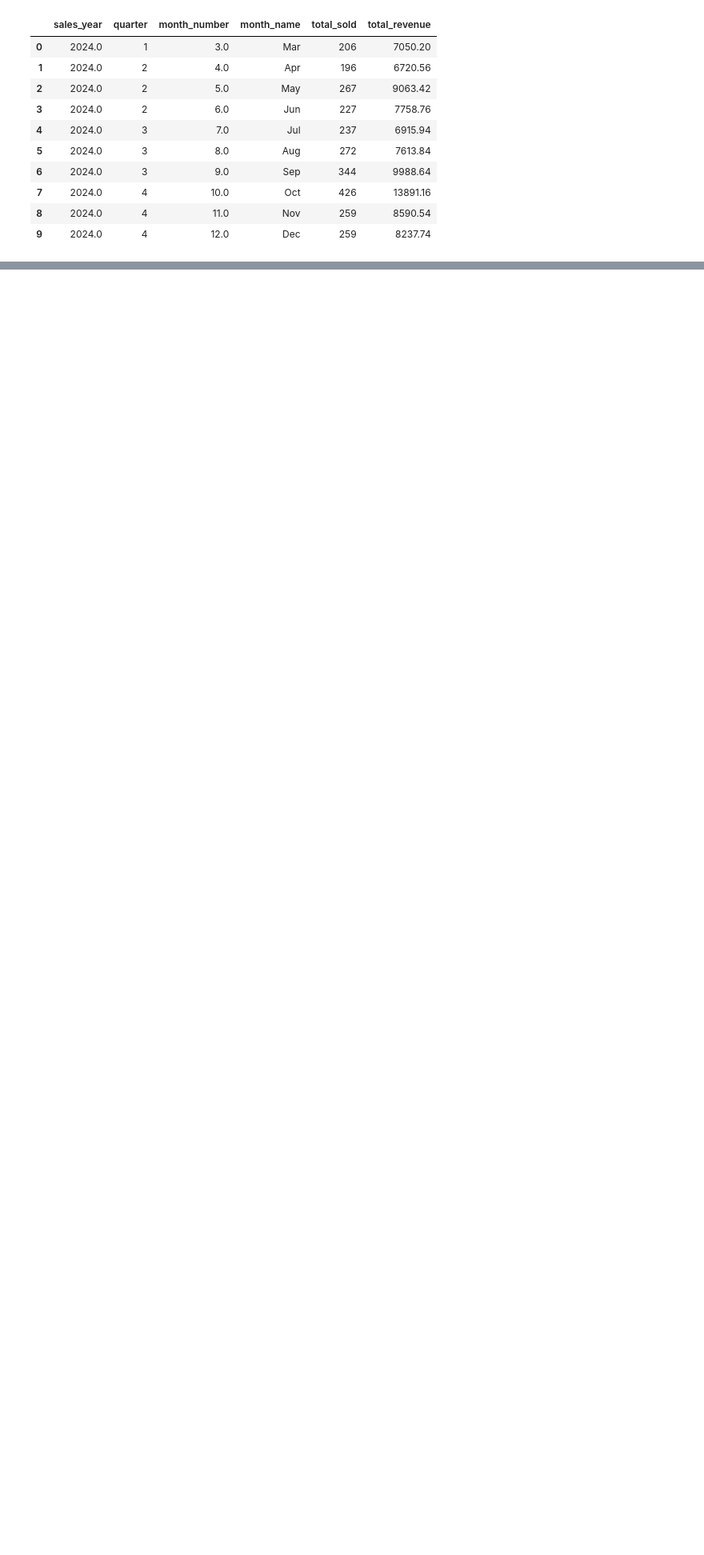
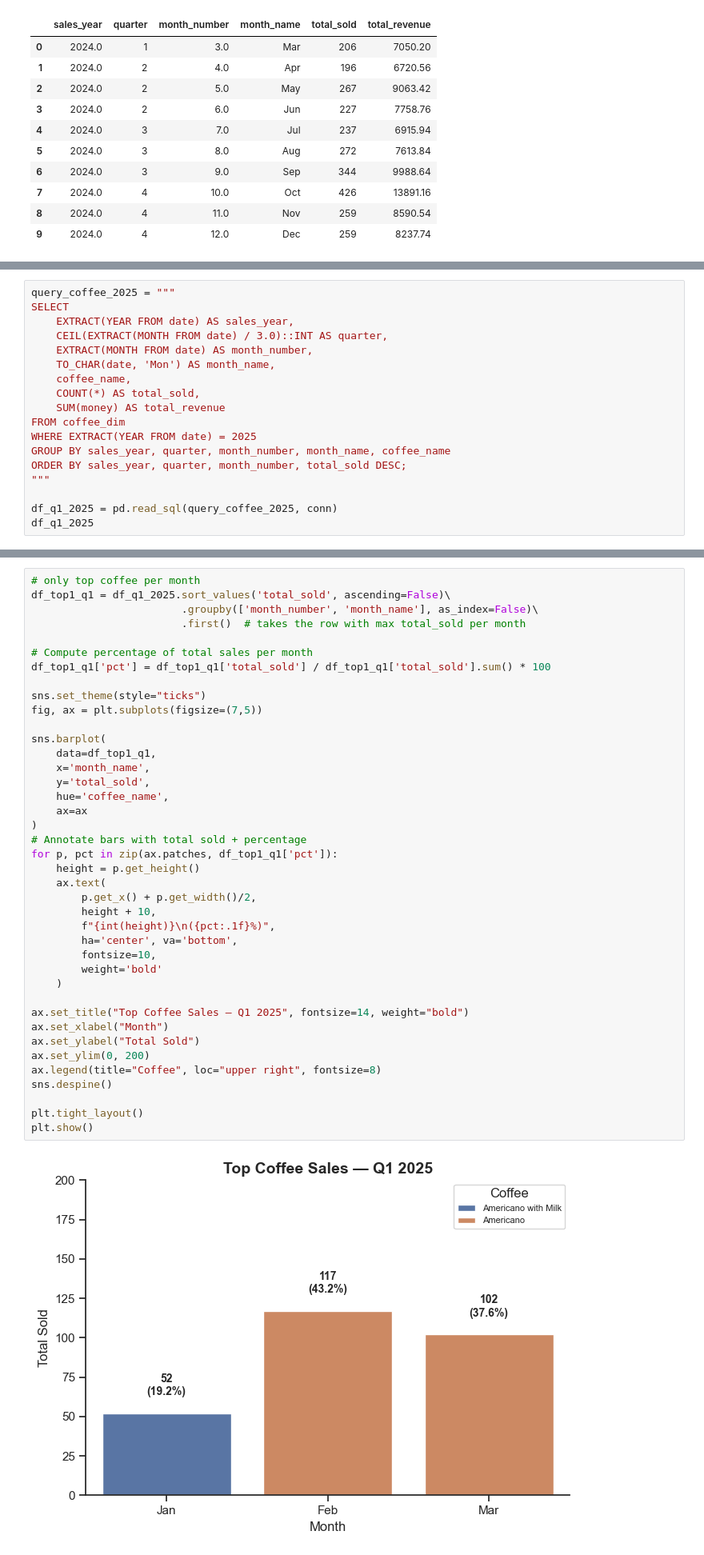
Before and after one commit to rajendrashrest111/Project_coffee_python, a Jupyter notebook: 6_quaterly_reports.ipynb, the cells around one changed output, grey strips where cells are left out. Shown: that part at 80% size. Cells and saved outputs as stored; diff of their text form; blank space fills up the shorter version.

```diff
--- a/6_quaterly_reports.ipynb
+++ b/6_quaterly_reports.ipynb
@@ -105,0 +278,18 @@ plt.show()
+# %%
+query_coffee_2025 = """
+SELECT
+    EXTRACT(YEAR FROM date) AS sales_year,
+    CEIL(EXTRACT(MONTH FROM date) / 3.0)::INT AS quarter,
+    EXTRACT(MONTH FROM date) AS month_number,
+    TO_CHAR(date, 'Mon') AS month_name,
+    coffee_name,
+    COUNT(*) AS total_sold,
+    SUM(money) AS total_revenue
+FROM coffee_dim
+WHERE EXTRACT(YEAR FROM date) = 2025
+GROUP BY sales_year, quarter, month_number, month_name, coffee_name
+ORDER BY sales_year, quarter, month_number, total_sold DESC;
+"""
+
+df_q1_2025 = pd.read_sql(query_coffee_2025, conn)
+df_q1_2025
@@ -105,0 +314,42 @@ plt.show()
+# %%
+# only top coffee per month
+df_top1_q1 = df_q1_2025.sort_values('total_sold', ascending=False)\
+                        .groupby(['month_number', 'month_name'], as_index=False)\
+                        .first()  # takes the row with max total_sold per month
+
+# Compute percentage of total sales per month
+df_top1_q1['pct'] = df_top1_q1['total_sold'] / df_top1_q1['total_sold'].sum() * 100
+
+sns.set_theme(style="ticks")
+fig, ax = plt.subplots(figsize=(7,5))
+
+sns.barplot(
+    data=df_top1_q1,
+    x='month_name',
+    y='total_sold',
+    hue='coffee_name',
+    ax=ax
+)
+# Annotate bars with total sold + percentage
+for p, pct in zip(ax.patches, df_top1_q1['pct']):
+    height = p.get_height()
+    ax.text(
+        p.get_x() + p.get_width()/2,
+        height + 10,
+        f"{int(height)}\n({pct:.1f}%)",
+        ha='center', va='bottom',
+        fontsize=10,
+        weight='bold'
+    )
+
+ax.set_title("Top Coffee Sales — Q1 2025", fontsize=14, weight="bold")
+ax.set_xlabel("Month")
+ax.set_ylabel("Total Sold")
+ax.set_ylim(0, 200)
+ax.legend(title="Coffee", loc="upper right", fontsize=8)
+sns.despine()
+
+plt.tight_layout()
+plt.show()
+# %% [output]
+[figure, added]
```
Also changed, not shown: parts of 7 cells of this notebook, 1 other file.
